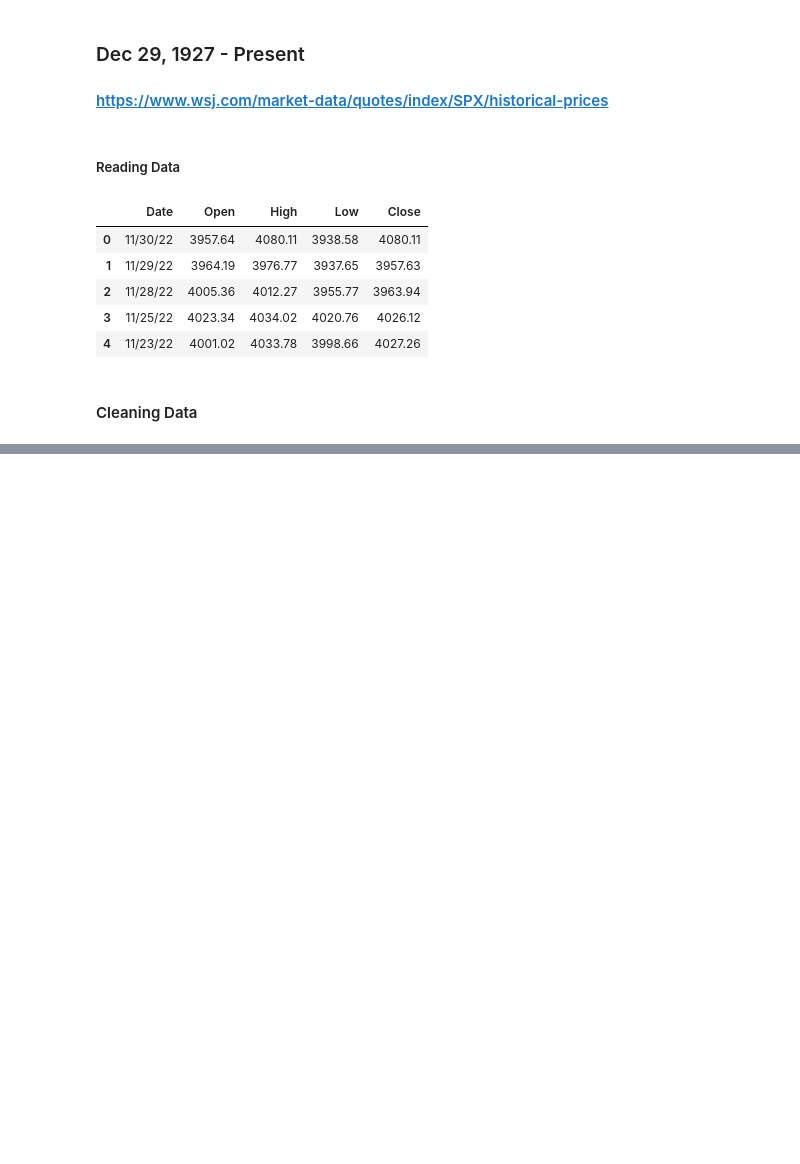
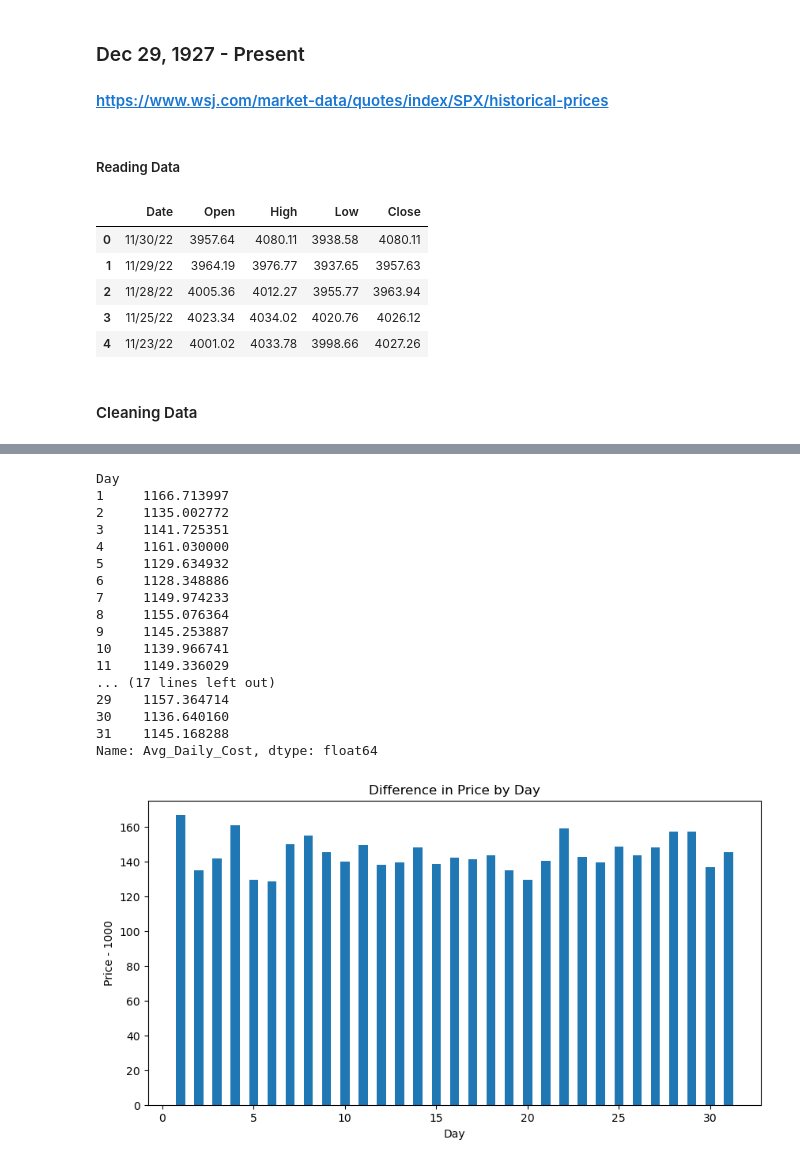
Before and after one commit to TylerXNguyen/SandP500-analysis, a Jupyter notebook: analysis.ipynb, the cells around one changed output, grey strips where cells are left out. Saved outputs shown, nothing was run; the diff lists cells and outputs as text; code cells hidden in the pictures; blank space fills up the shorter version.

```diff
--- a/analysis.ipynb
+++ b/analysis.ipynb
@@ -51,0 +119,30 @@ df.head()
+# %%
+label = 'Day'
+a = df.groupby([label]).mean()["Avg_Daily_Cost"]
+print(a)
+fig = plt.figure(figsize = (10, 5))
+plt.bar(a.keys(), a - 1000, width = 0.5)
+
+plt.xlabel(label)
+plt.ylabel("Price" + " - 1000")
+plt.title("Difference in Price by " + label)
+plt.show()
+# %% [output]
+Day
+1     1166.713997
+2     1135.002772
+3     1141.725351
+4     1161.030000
+5     1129.634932
+6     1128.348886
+7     1149.974233
+8     1155.076364
+9     1145.253887
+10    1139.966741
+11    1149.336029
+... (17 lines left out)
+29    1157.364714
+30    1136.640160
+31    1145.168288
+Name: Avg_Daily_Cost, dtype: float64
+[figure, added]
```
Also changed, not shown: parts of 5 cells of this notebook.
